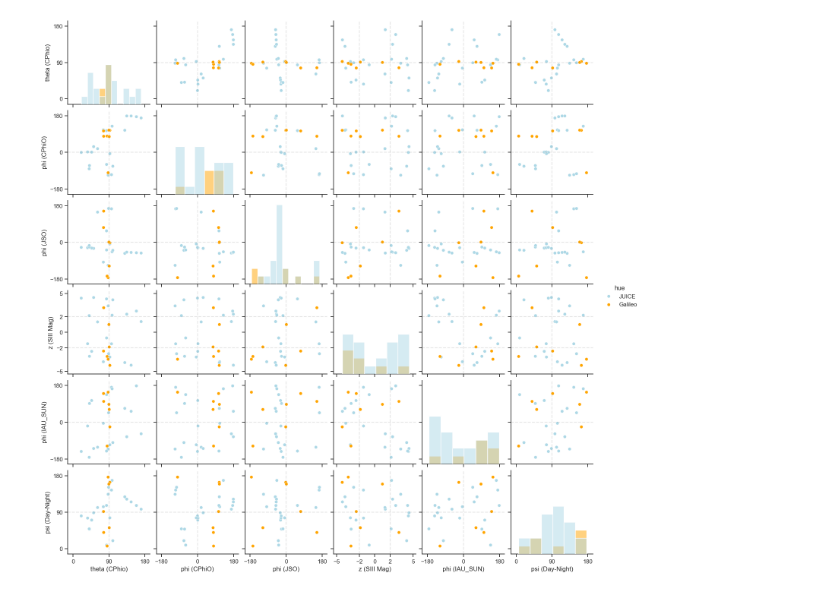
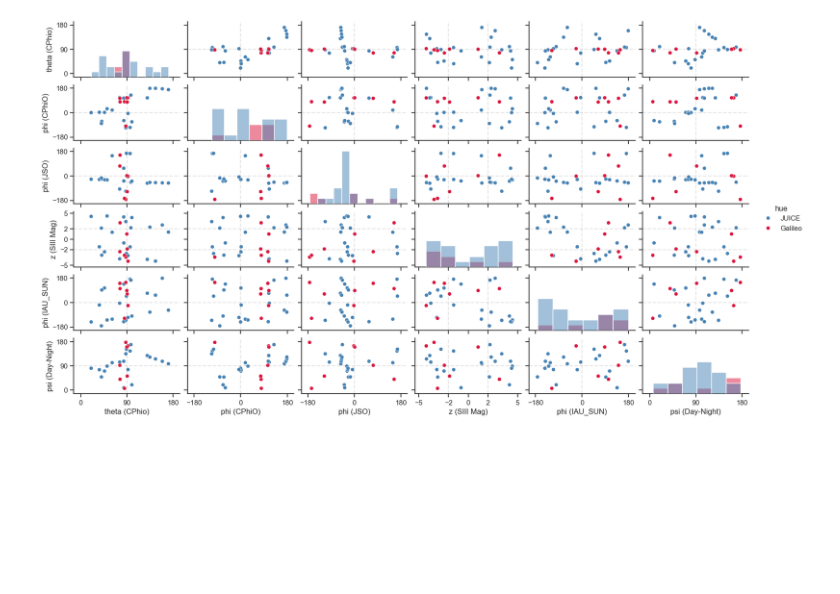
Before and after one commit to vera-br/Callisto, a Jupyter notebook: presentation_plots.ipynb, the cells around one changed output. Saved outputs shown, nothing was run; the diff lists cells and outputs as text; code cells hidden in the pictures; blank space fills up the shorter version.

```diff
--- a/presentation_plots.ipynb
+++ b/presentation_plots.ipynb
@@ -275,7 +365,7 @@ for k in range(final_graph, 1):
     G_df = G_df.astype(float)
 
     sns.set(style="ticks")
-    g = sns.pairplot(pd.concat([J_df.assign(hue='JUICE'), G_df.assign(hue='Galileo')]), hue='hue', diag_kind='hist', palette=['lightblue', 'orange'])
+    g = sns.pairplot(pd.concat([J_df.assign(hue='JUICE'), G_df.assign(hue='Galileo')]), hue='hue', diag_kind='hist', palette=['steelblue', 'crimson'], height=1.5, aspect=16/9)
 
     # Set limits for graphs
     for i in range(6):
@@ -295,31 +385,31 @@ for k in range(final_graph, 1):
                 elif i == 1:
                     g.axes[i, j].axhline(0, color='gray', linestyle='dashed', alpha=0.2)
                 elif i == 2:
                     g.axes[i, j].axhline(0, color='gray', linestyle='dashed', alpha=0.2)
                 elif i == 3:
                     g.axes[i, j].axhline(-2, color='gray', linestyle='dashed', alpha=0.2)
                     g.axes[i, j].axhline(2, color='gray', linestyle='dashed', alpha=0.2)
                 elif i == 4:
                     g.axes[i, j].axhline(0, color='gray', linestyle='dashed', alpha=0.2)
                 elif i == 5:
                     g.axes[i, j].axhline(90, color='gray', linestyle='dashed', alpha=0.2)
 
                 if j == 0:
                     g.axes[i, j].axvline(90, color='gray', linestyle='dashed', alpha=0.2)
                 elif j == 1:
                     g.axes[i, j].axvline(0, color='gray', linestyle='dashed', alpha=0.2)
                 elif j == 2:
                     g.axes[i, j].axvline(0, color='gray', linestyle='dashed', alpha=0.2)
                 elif j == 3:
                     g.axes[i, j].axvline(-2, color='gray', linestyle='dashed', alpha=0.2)
                     g.axes[i, j].axvline(2, color='gray', linestyle='dashed', alpha=0.2)
                 elif j == 4:
                     g.axes[i, j].axvline(0, color='gray', linestyle='dashed', alpha=0.2)
                 elif j == 5:
                     g.axes[i, j].axvline(90, color='gray', linestyle='dashed', alpha=0.2)
 
 
 #plt.savefig('scatter_matrix_%s.png' % (21+k))
 plt.show()
 # %% [output]
-[figure, old version]
+[figure, new version]
```
Also changed, not shown: parts of 2 cells of this notebook, 4 other files.
